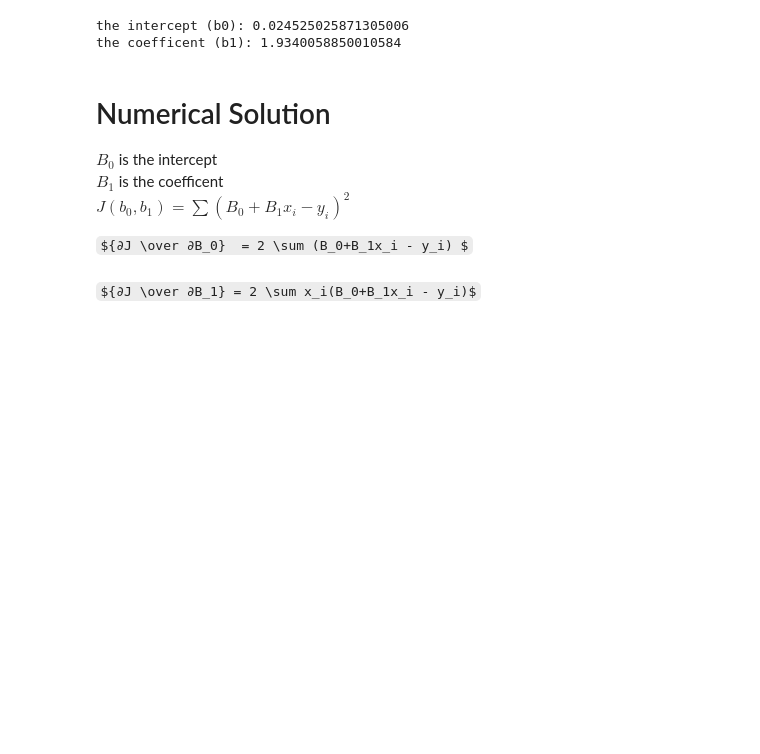
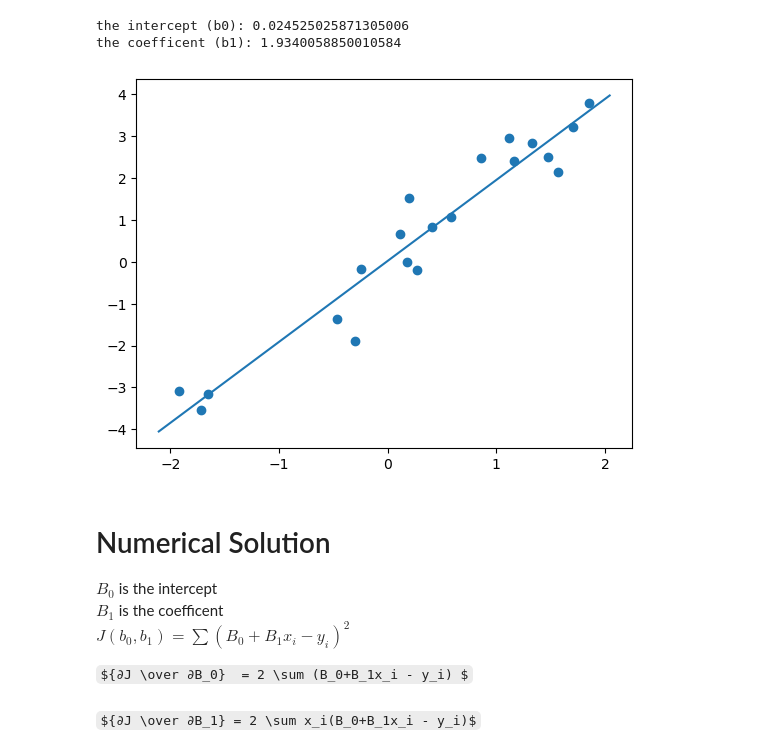
Before and after one commit to Abeoseh/machine-learning, a Jupyter notebook: homework/assignment3/assignment3.ipynb, the cells around one changed output. Cells and saved outputs as stored; diff of their text form; code cells hidden in the pictures; some formulas as TeX source; blank space fills up the shorter version.

```diff
--- a/homework/assignment3/assignment3.ipynb
+++ b/homework/assignment3/assignment3.ipynb
@@ -28,6 +29,12 @@ coefficent (b1): 1.934005885001058
 $y = B_0x+B_1$
 # %%
 df = pd.read_csv("linear_regression_test_data.csv")
+# %%
+def abline(slope, intercept):
+    axes = plt.gca()
+    x_vals = np.array(axes.get_xlim())
+    y_vals = intercept + slope * x_vals
+    plt.plot(x_vals, y_vals)
 # %%
 
 Sxy = sum( (df["x"]-df["x"].mean()) * (df["y"]-df["y"].mean()) )
@@ -42,6 +49,11 @@ print(f"the coefficent (b1): {b1}")
 # %% [output]
 the intercept (b0): 0.024525025871305006
 the coefficent (b1): 1.9340058850010584
+# %%
+plt.scatter(df["x"], df["y"])
+abline(slope = b1, intercept = b0)
+# %% [output]
+[figure, added]
 # %% [markdown]
 # Numerical Solution
 
```
Also changed, not shown: parts of 2 cells of this notebook.
